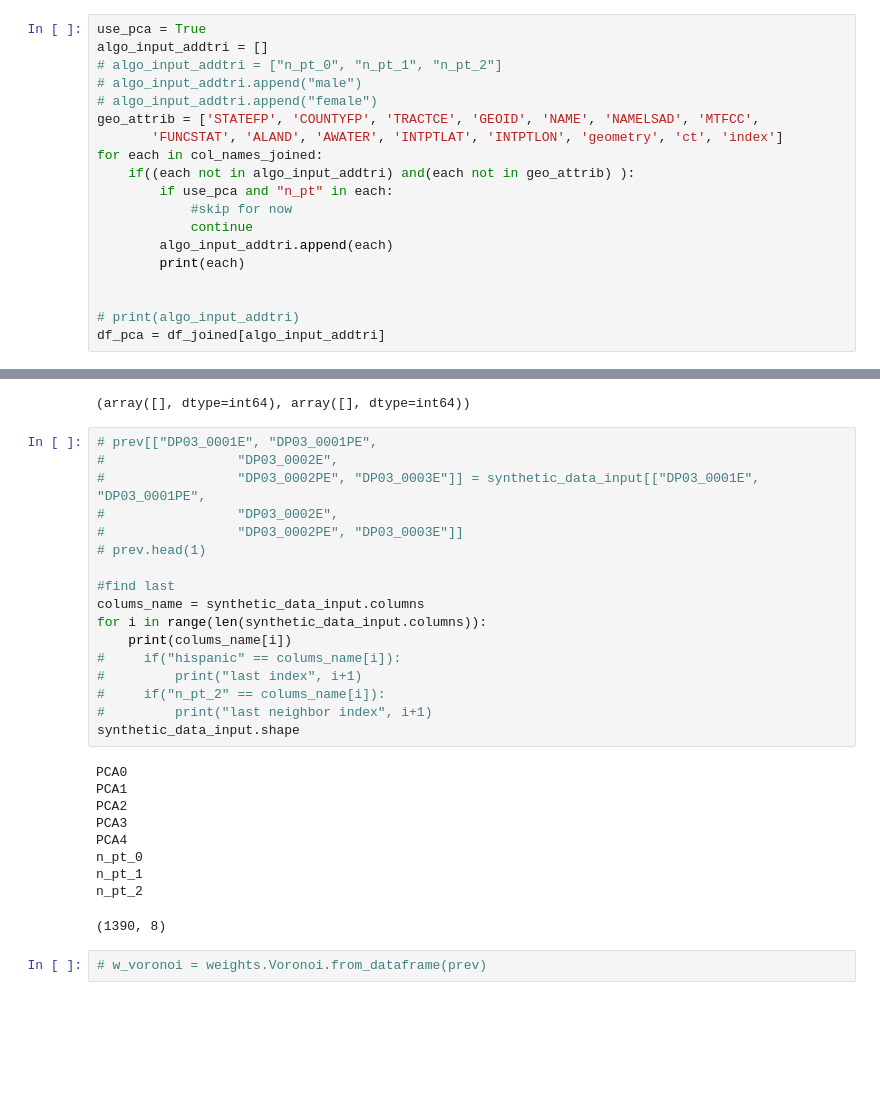
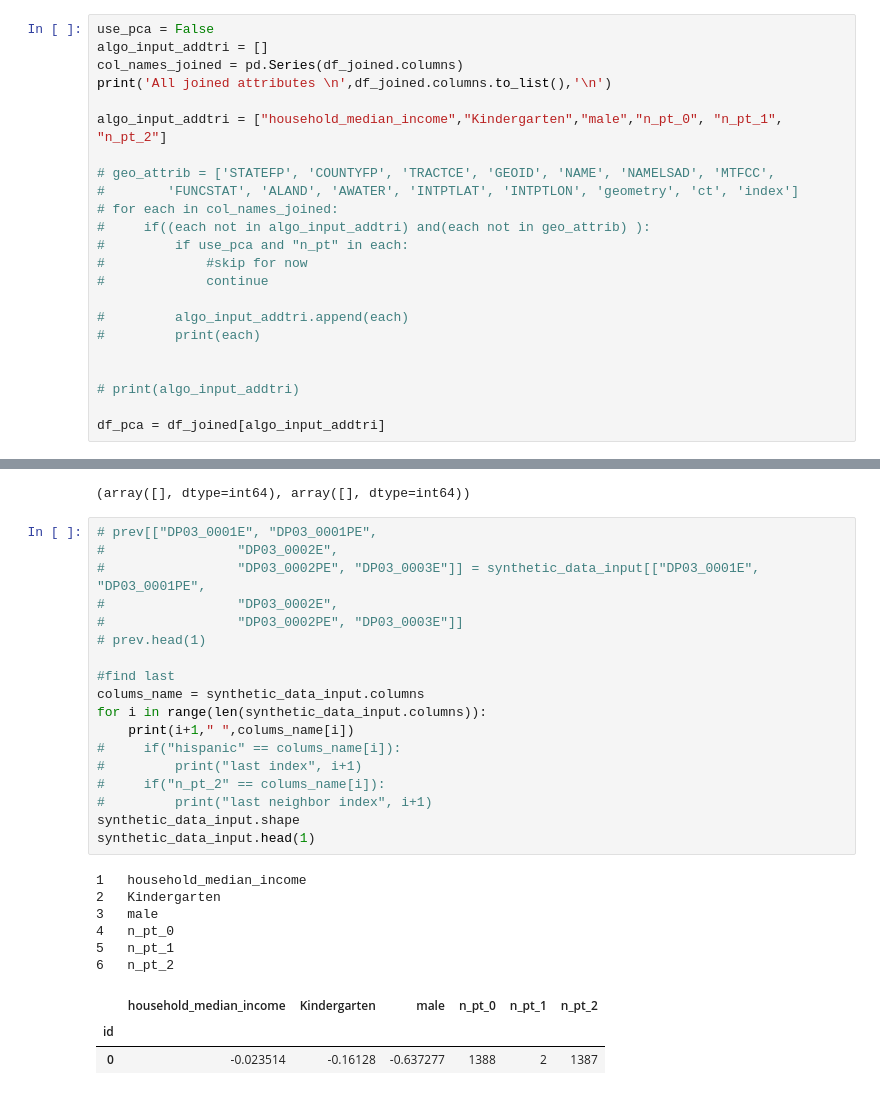
Before and after one commit to ychen884/STICC-GCC, a Jupyter notebook: STICC-part/Test_STICC-Filtered.ipynb, the cells around one changed output, grey strips where cells are left out. Drawn from its saved outputs; the diff is of its cells as text; blank space fills up the shorter version.

```diff
--- a/STICC-part/Test_STICC-Filtered.ipynb
+++ b/STICC-part/Test_STICC-Filtered.ipynb
@@ -80,20 +100,24 @@ df_joined.head(1)
 # %%
-use_pca = True
+use_pca = False
 algo_input_addtri = []
-# algo_input_addtri = ["n_pt_0", "n_pt_1", "n_pt_2"]
-# algo_input_addtri.append("male")
-# algo_input_addtri.append("female")
-geo_attrib = ['STATEFP', 'COUNTYFP', 'TRACTCE', 'GEOID', 'NAME', 'NAMELSAD', 'MTFCC',
-       'FUNCSTAT', 'ALAND', 'AWATER', 'INTPTLAT', 'INTPTLON', 'geometry', 'ct', 'index']
-for each in col_names_joined:
-    if((each not in algo_input_addtri) and(each not in geo_attrib) ):
-        if use_pca and "n_pt" in each:
-            #skip for now
-            continue
-        algo_input_addtri.append(each)
-        print(each)
+col_names_joined = pd.Series(df_joined.columns)
+print('All joined attributes \n',df_joined.columns.to_list(),'\n')
+
+algo_input_addtri = ["household_median_income","Kindergarten","male","n_pt_0", "n_pt_1", "n_pt_2"]
+
+# geo_attrib = ['STATEFP', 'COUNTYFP', 'TRACTCE', 'GEOID', 'NAME', 'NAMELSAD', 'MTFCC',
+#        'FUNCSTAT', 'ALAND', 'AWATER', 'INTPTLAT', 'INTPTLON', 'geometry', 'ct', 'index']
+# for each in col_names_joined:
+#     if((each not in algo_input_addtri) and(each not in geo_attrib) ):
+#         if use_pca and "n_pt" in each:
+#             #skip for now
+#             continue
+
+#         algo_input_addtri.append(each)
+#         print(each)
 
 
 # print(algo_input_addtri)
+
 df_pca = df_joined[algo_input_addtri]
 # %% [output]
@@ -172,29 +185,28 @@ np.where(pd.isnull(synthetic_data_input))
 # %%
 # prev[["DP03_0001E", "DP03_0001PE",
 #                 "DP03_0002E",
 #                 "DP03_0002PE", "DP03_0003E"]] = synthetic_data_input[["DP03_0001E", "DP03_0001PE",
 #                 "DP03_0002E",
 #                 "DP03_0002PE", "DP03_0003E"]]
 # prev.head(1)
 
 #find last
 colums_name = synthetic_data_input.columns
 for i in range(len(synthetic_data_input.columns)):
-    print(colums_name[i])
+    print(i+1," ",colums_name[i])
 #     if("hispanic" == colums_name[i]):
 #         print("last index", i+1)
 #     if("n_pt_2" == colums_name[i]):
 #         print("last neighbor index", i+1)
 synthetic_data_input.shape
+synthetic_data_input.head(1)
 # %% [output]
-PCA0
-PCA1
-PCA2
-PCA3
-PCA4
-n_pt_0
-n_pt_1
-n_pt_2
+1   household_median_income
+2   Kindergarten
+3   male
+4   n_pt_0
+5   n_pt_1
+6   n_pt_2
-(1390, 8)
+|  | household_median_income | Kindergarten | male | n_pt_0 | n_pt_1 | n_pt_2 |
+| id |  |  |  |  |  |  |
+| 0 | -0.023514 | -0.16128 | -0.637277 | 1388 | 2 | 1387 |
-# %%
-# w_voronoi = weights.Voronoi.from_dataframe(prev)
```
Also changed, not shown: parts of 17 cells of this notebook.
